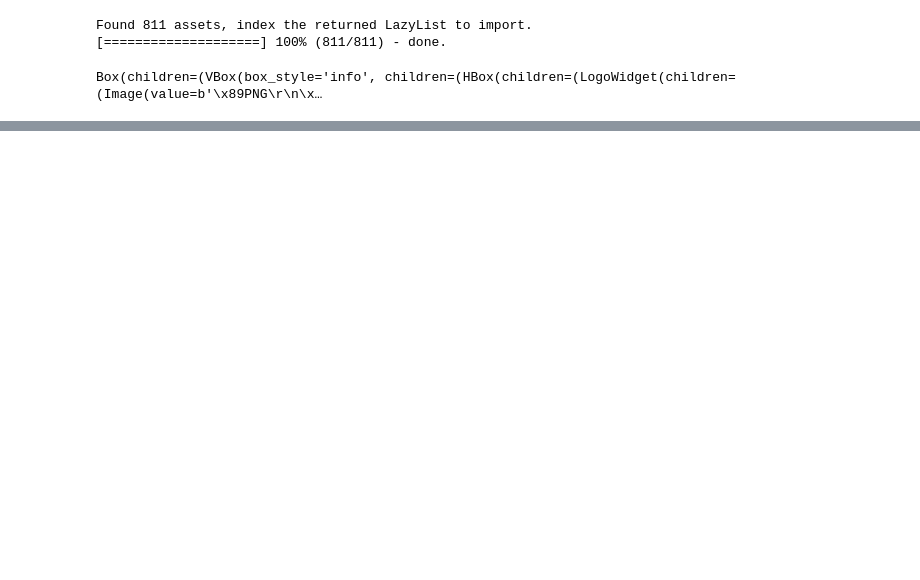
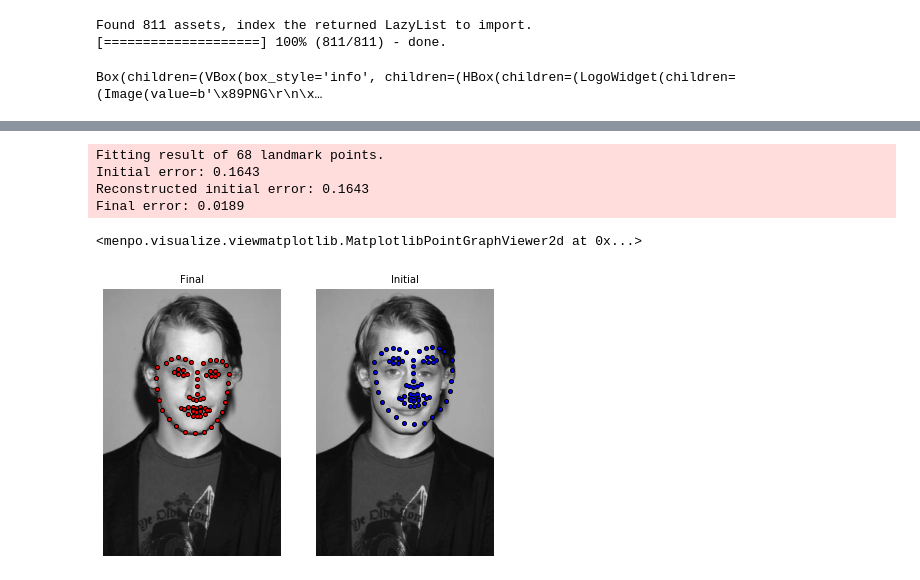
Before and after one commit to IrisStream/Active-Appearance-Model, a Jupyter notebook: main.ipynb, the cells around one changed output, grey strips where cells are left out. Cells and saved outputs as stored; diff of their text form; code cells hidden in the pictures; blank space fills up the shorter version.

```diff
--- a/main.ipynb
+++ b/main.ipynb
@@ -41,0 +56,6 @@ ImportError: cannot import name 'visualize_shape_model'
+# %%
+from menpofit.aam import LucasKanadeAAMFitter, WibergInverseCompositional
+
+fitter = LucasKanadeAAMFitter(patch_aam, lk_algorithm_cls=WibergInverseCompositional,
+                              n_shape=[5, 20], n_appearance=[30, 150])
+print(fitter)
@@ -41,0 +106,20 @@ ImportError: cannot import name 'visualize_shape_model'
+# %%
+# initial bbox
+initial_bbox = bboxes[0]
+
+# fit image
+result = fitter.fit_from_bb(image, initial_bbox, max_iters=[15, 5],
+                            gt_shape=image.landmarks['PTS'].lms)
+
+# print result
+print(result)
+# %% [output]
+Fitting result of 68 landmark points.
+Initial error: 0.1643
+Reconstructed initial error: 0.1643
+Final error: 0.0189
+# %%
+result.view(render_initial_shape=True)
+# %% [output]
+<menpo.visualize.viewmatplotlib.MatplotlibPointGraphViewer2d at 0x...>
+[figure, added]
```
Also changed, not shown: parts of 8 cells of this notebook.
